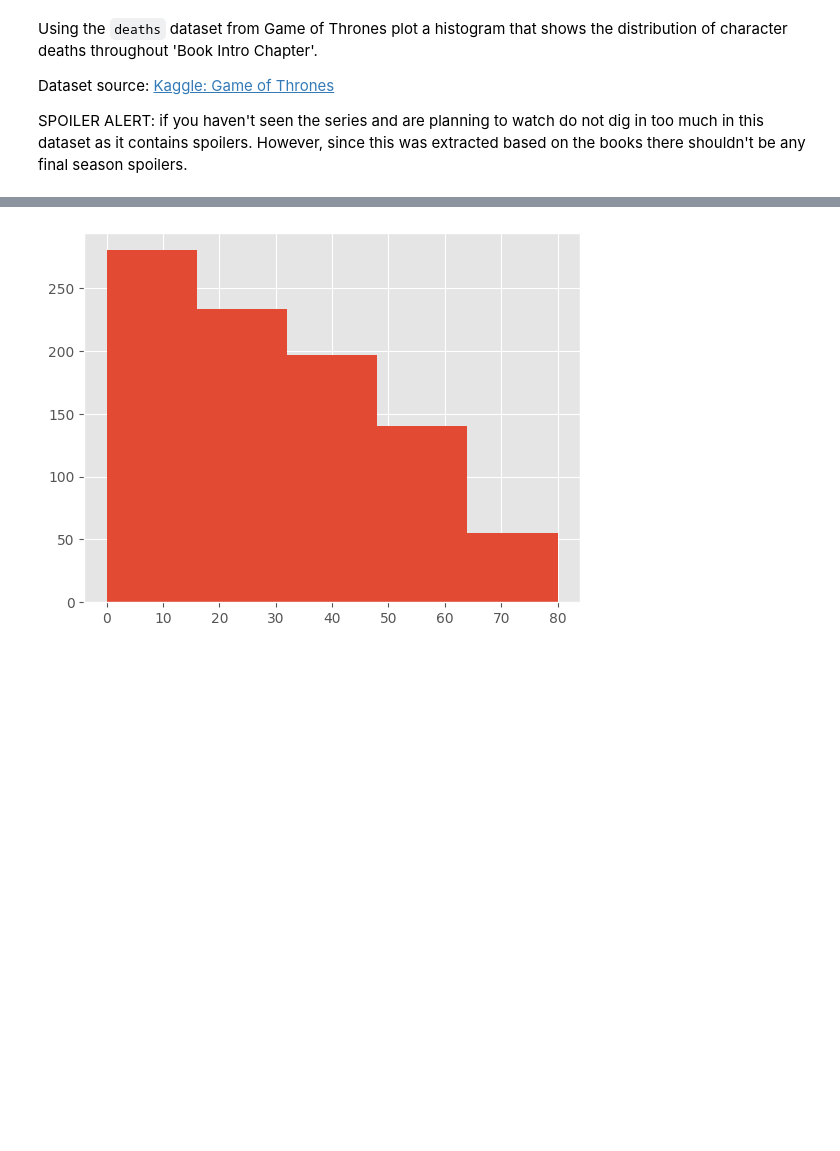
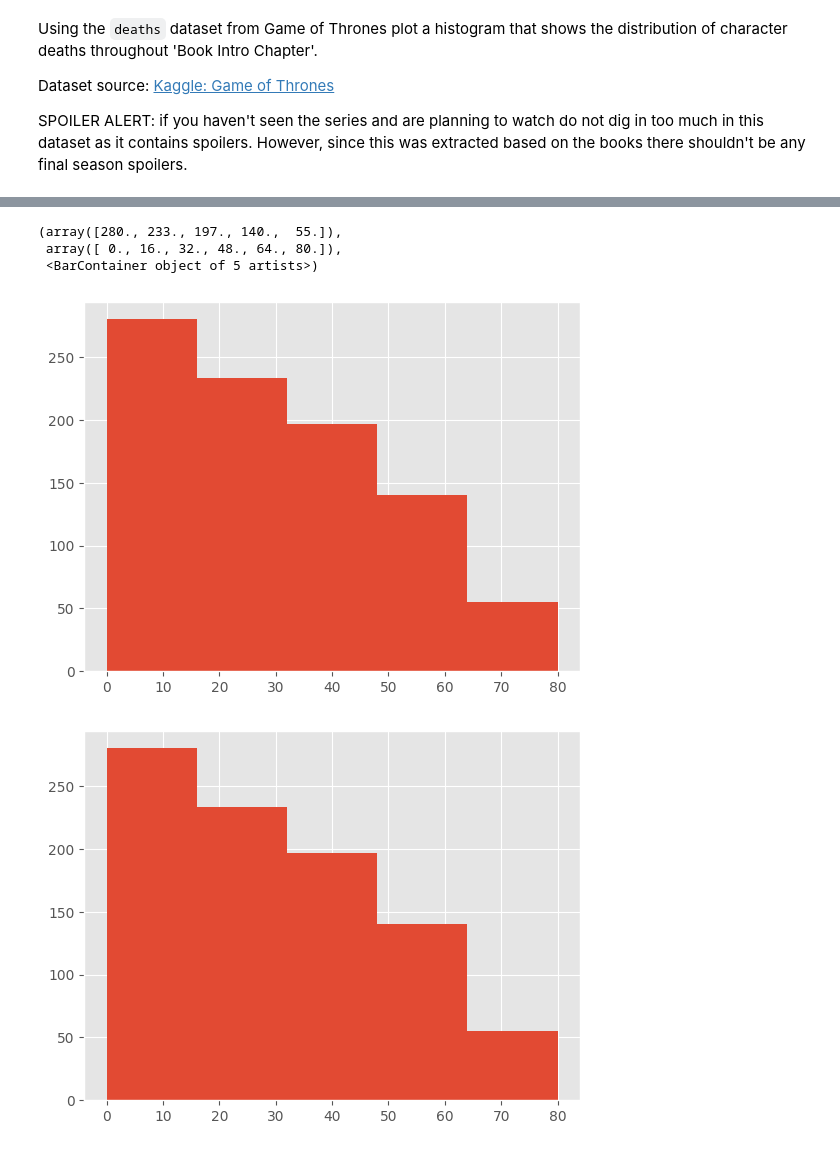
Before and after one commit to kushvyas-111/Number-Guessing-Game, a Jupyter notebook: 07-Visualization/01-Matplotlib.ipynb, the cells around one changed output, grey strips where cells are left out. Saved outputs shown, nothing was run; the diff lists cells and outputs as text; code cells hidden in the pictures; blank space fills up the shorter version.

```diff
--- a/07-Visualization/01-Matplotlib.ipynb
+++ b/07-Visualization/01-Matplotlib.ipynb
@@ -619,6 +589,12 @@ deaths.head()
 | 4 | Aemon Costayne | Lannister | NaN | NaN | NaN | NaN | 1 | 1 | ... |
 # %%
 # Your asnwer goes here
+plt.hist(deaths['Book Intro Chapter'] , bins=5)
+# %% [output]
+(array([280., 233., 197., 140.,  55.]),
+ array([ 0., 16., 32., 48., 64., 80.]),
+ <BarContainer object of 5 artists>)
+[figure, added]
 # %%
 # Don't run this cell to keep the outcome as your frame of reference
 # %% [output]
```
Also changed, not shown: parts of 2 cells of this notebook.
